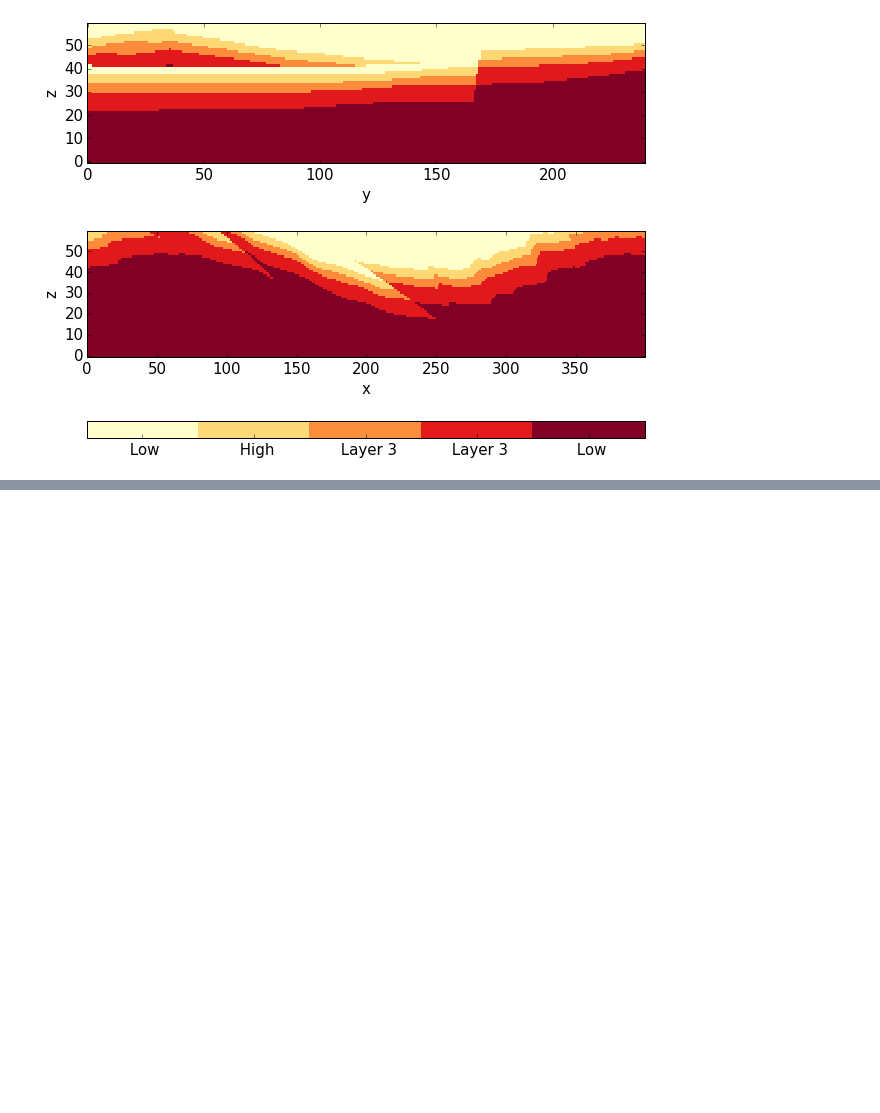
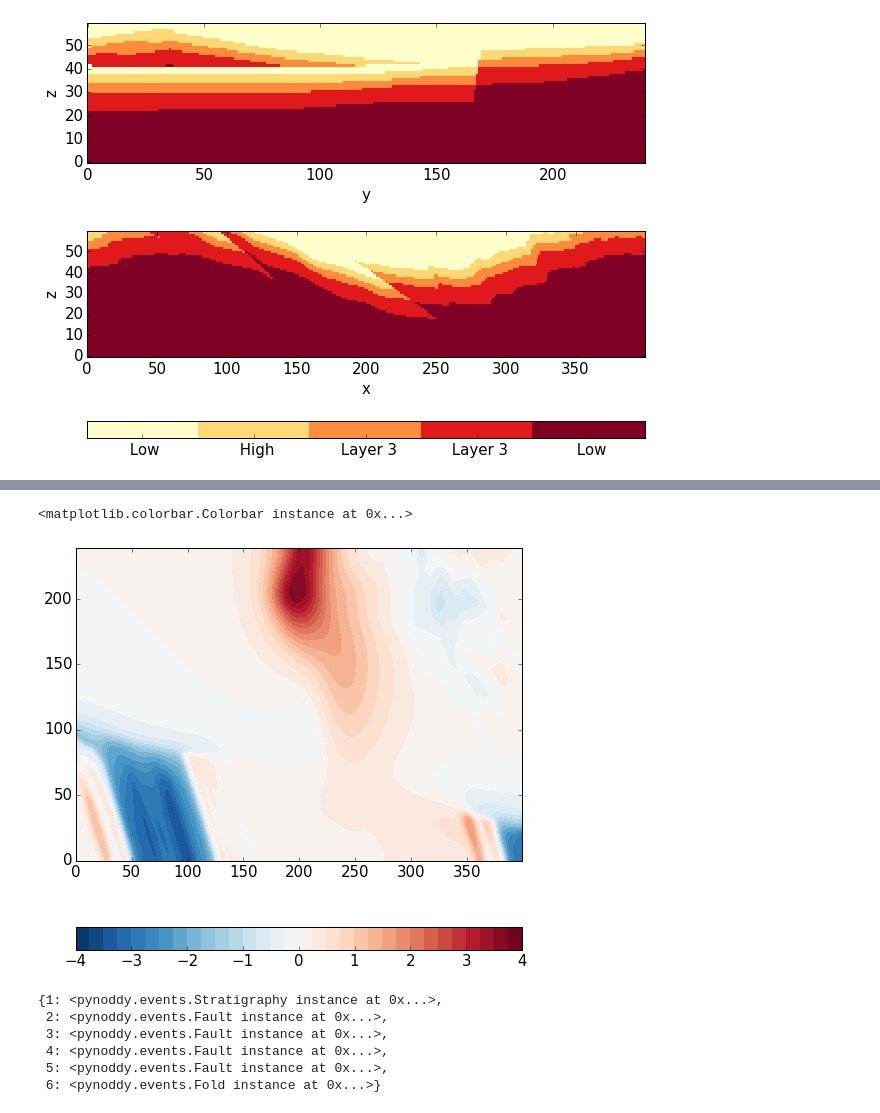
Before and after one commit to cgre-aachen/pynoddy, a Jupyter notebook: docs/notebooks/Read-Geophysics.ipynb, the cells around one changed output, grey strips where cells are left out. Cells and saved outputs as stored; diff of their text form; code cells hidden in the pictures; blank space fills up the shorter version.

```diff
--- a/docs/notebooks/Read-Geophysics.ipynb
+++ b/docs/notebooks/Read-Geophysics.ipynb
@@ -81,0 +129,18 @@ u'/Users/flow/git/pynoddy/docs/notebooks'
+# %%
+figsize(8,8)
+# imshow(geophys.grv_data - geophys_changed.grv_data, cmap = 'jet')
+comp_levels = np.arange(-4.,4.1,0.25)
+contourf(geophys.grv_data - geophys_changed.grv_data, comp_levels, cmap = 'RdBu_r')
+colorbar(orientation = 'horizontal')
+# %% [output]
+<matplotlib.colorbar.Colorbar instance at 0x...>
+[figure, added]
+# %%
+his.events
+# %% [output]
+{1: <pynoddy.events.Stratigraphy instance at 0x...>,
+ 2: <pynoddy.events.Fault instance at 0x...>,
+ 3: <pynoddy.events.Fault instance at 0x...>,
+ 4: <pynoddy.events.Fault instance at 0x...>,
+ 5: <pynoddy.events.Fault instance at 0x...>,
+ 6: <pynoddy.events.Fold instance at 0x...>}
```
Also changed, not shown: parts of 20 cells of this notebook, 3 other files.
